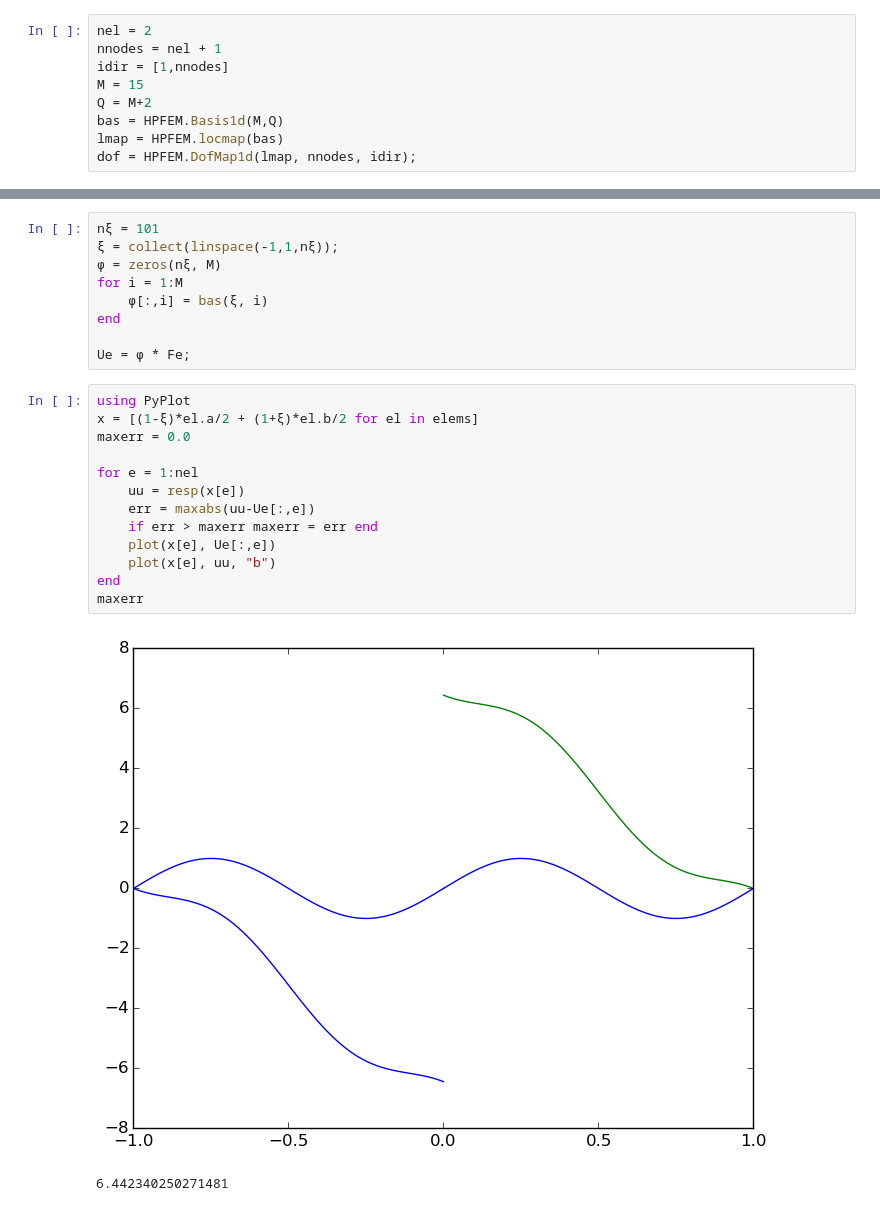
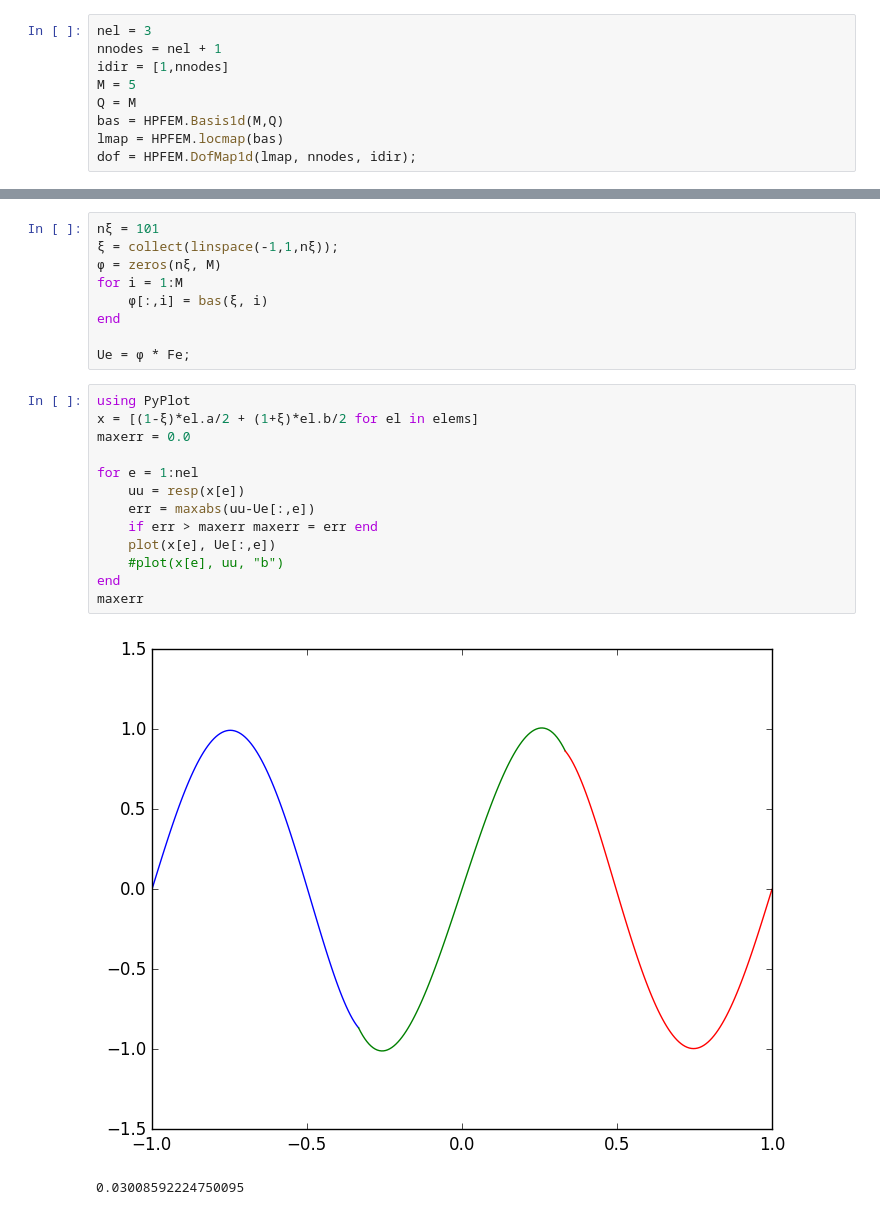
Before and after one commit to augustot2/HPFEM_mod.jl, a Jupyter notebook: augusto/solver2_augusto.ipynb, the cells around one changed output, grey strips where cells are left out. Saved outputs shown, nothing was run; the diff lists cells and outputs as text.

```diff
--- a/augusto/solver2_augusto.ipynb
+++ b/augusto/solver2_augusto.ipynb
@@ -5,9 +10,9 @@ HPFEM
 # %%
-nel = 2
+nel = 3
 nnodes = nel + 1
 idir = [1,nnodes]
-M = 15
-Q = M+2
+M = 5
+Q = M
 bas = HPFEM.Basis1d(M,Q)
 lmap = HPFEM.locmap(bas)
 dof = HPFEM.DofMap1d(lmap, nnodes, idir);
@@ -86,16 +81,16 @@ Ue = ϕ * Fe;
 # %%
 using PyPlot
 x = [(1-ξ)*el.a/2 + (1+ξ)*el.b/2 for el in elems]
 maxerr = 0.0
 
 for e = 1:nel
     uu = resp(x[e])
     err = maxabs(uu-Ue[:,e])
     if err > maxerr maxerr = err end
     plot(x[e], Ue[:,e])
-    plot(x[e], uu, "b")
+    #plot(x[e], uu, "b")
 end
 maxerr
 # %% [output]
-[figure, old version]
+[figure, new version]
-6.442340250271481
+0.03008592224750095
```
Also changed, not shown: parts of 5 cells of this notebook, 11 other files.
